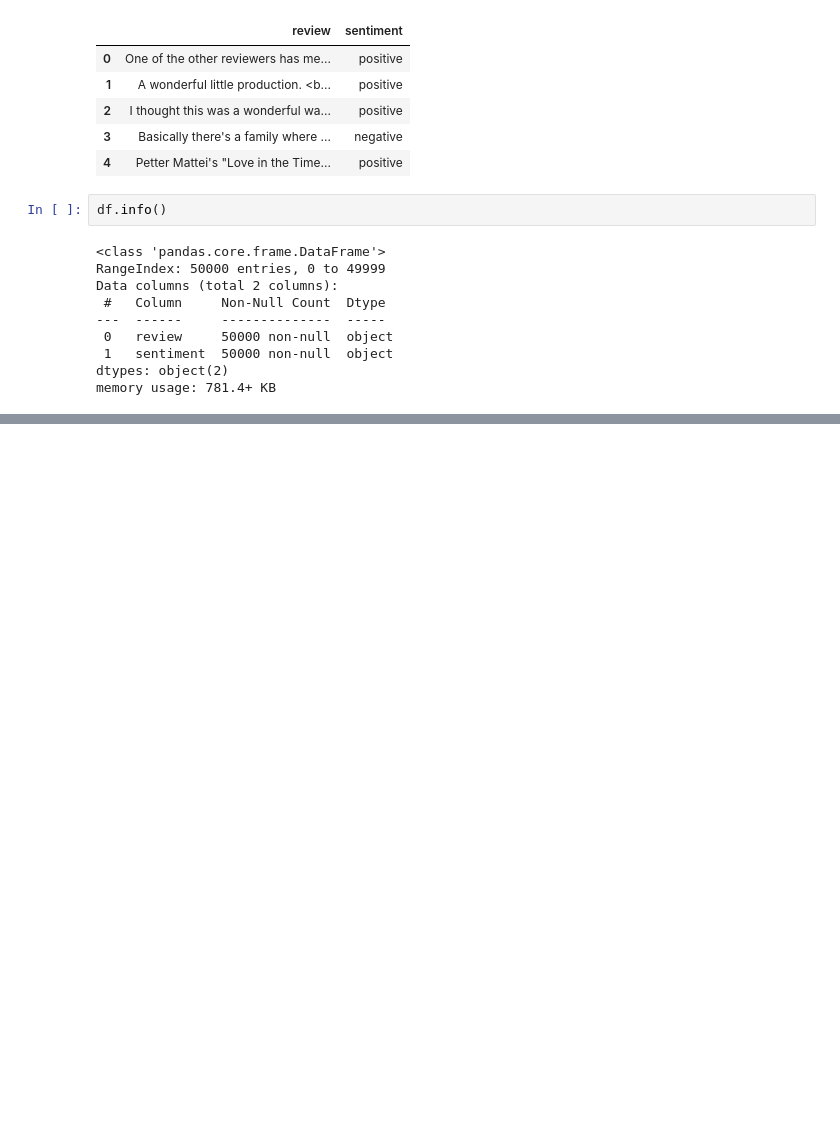
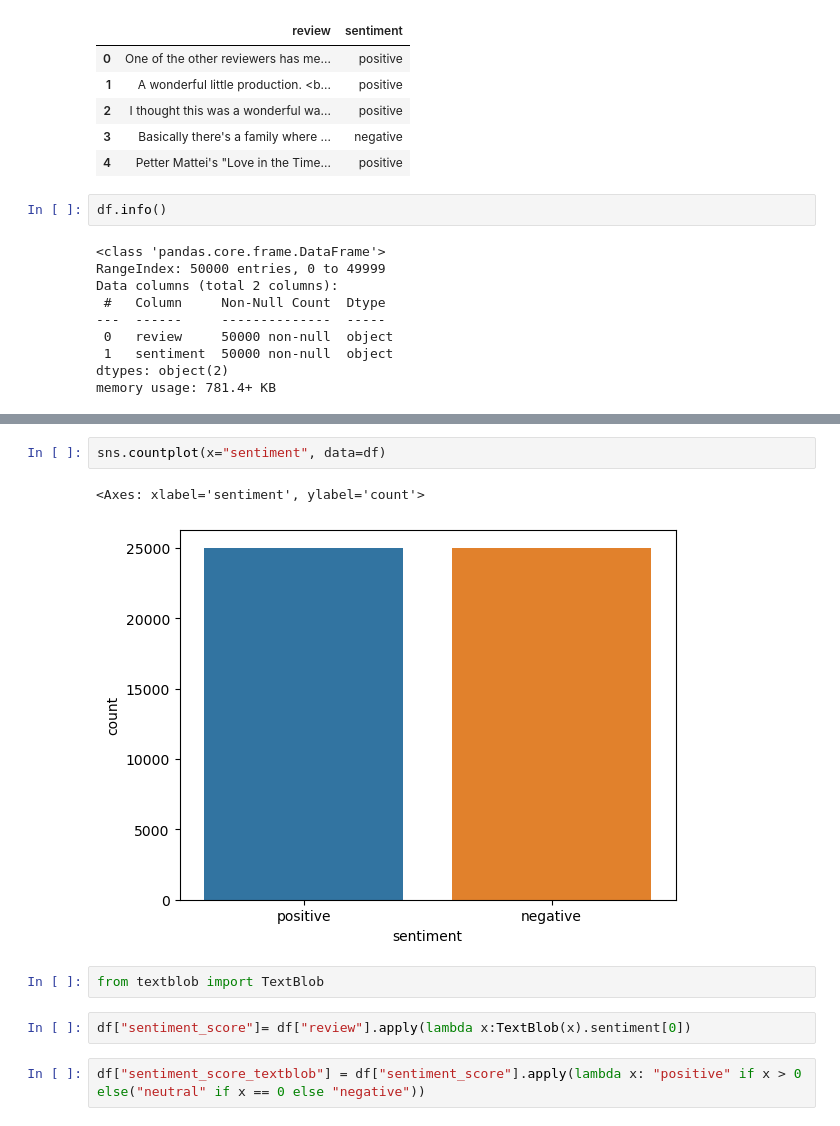
Before and after one commit to tamirisrd/ML_CA2, a Jupyter notebook: TamirisRodriguesDuarte_ML_CA2.ipynb, the cells around one changed output, grey strips where cells are left out. Cells and saved outputs as stored; diff of their text form; blank space fills up the shorter version.

```diff
--- a/TamirisRodriguesDuarte_ML_CA2.ipynb
+++ b/TamirisRodriguesDuarte_ML_CA2.ipynb
@@ -73,0 +106,11 @@ dtype: int64
+# %%
+sns.countplot(x="sentiment", data=df)
+# %% [output]
+<Axes: xlabel='sentiment', ylabel='count'>
+[figure, added]
+# %%
+from textblob import TextBlob
+# %%
+df["sentiment_score"]= df["review"].apply(lambda x:TextBlob(x).sentiment[0])
+# %%
+df["sentiment_score_textblob"] = df["sentiment_score"].apply(lambda x: "positive" if x > 0 else("neutral" if x == 0 else "negative"))
```
Also changed, not shown: parts of 9 cells of this notebook.
